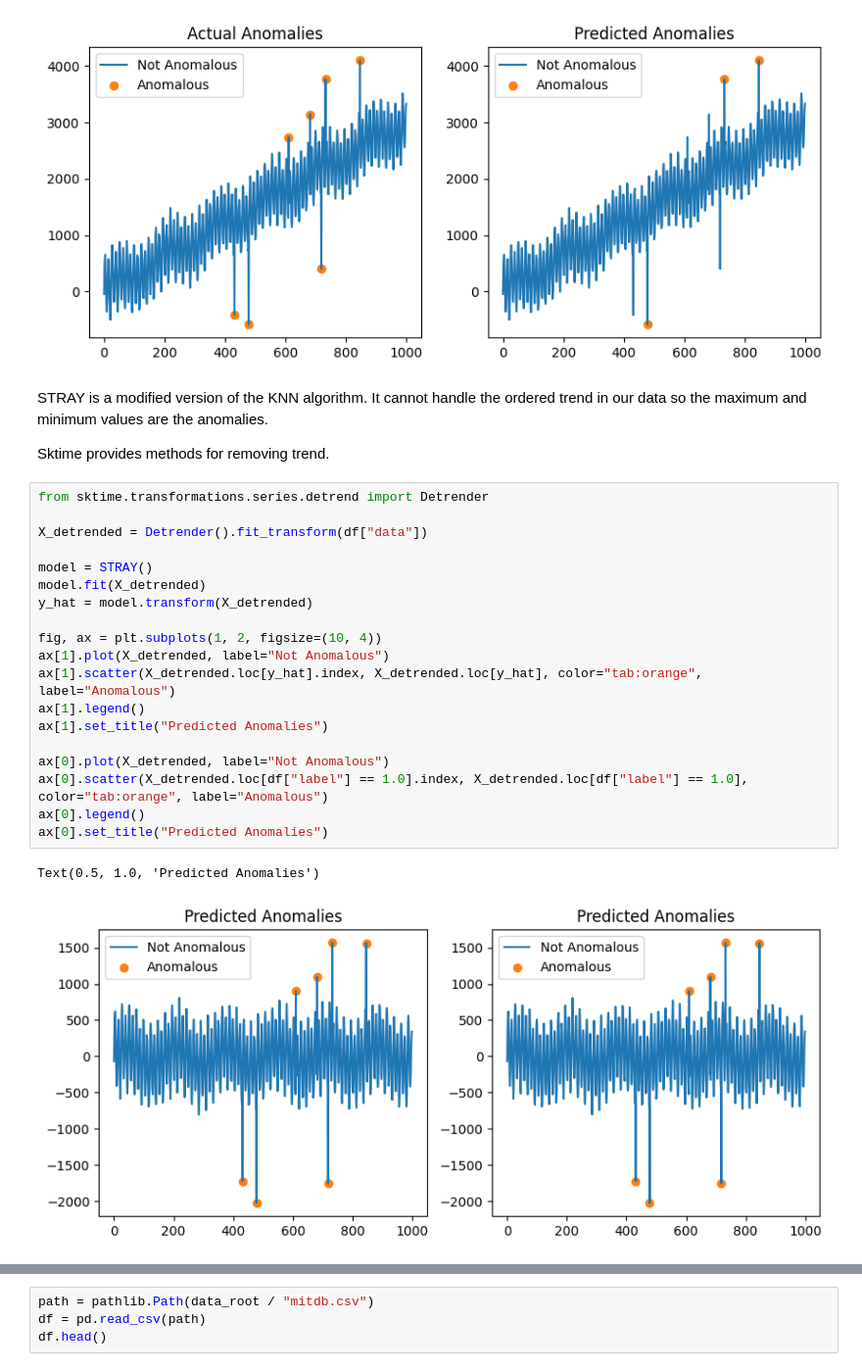
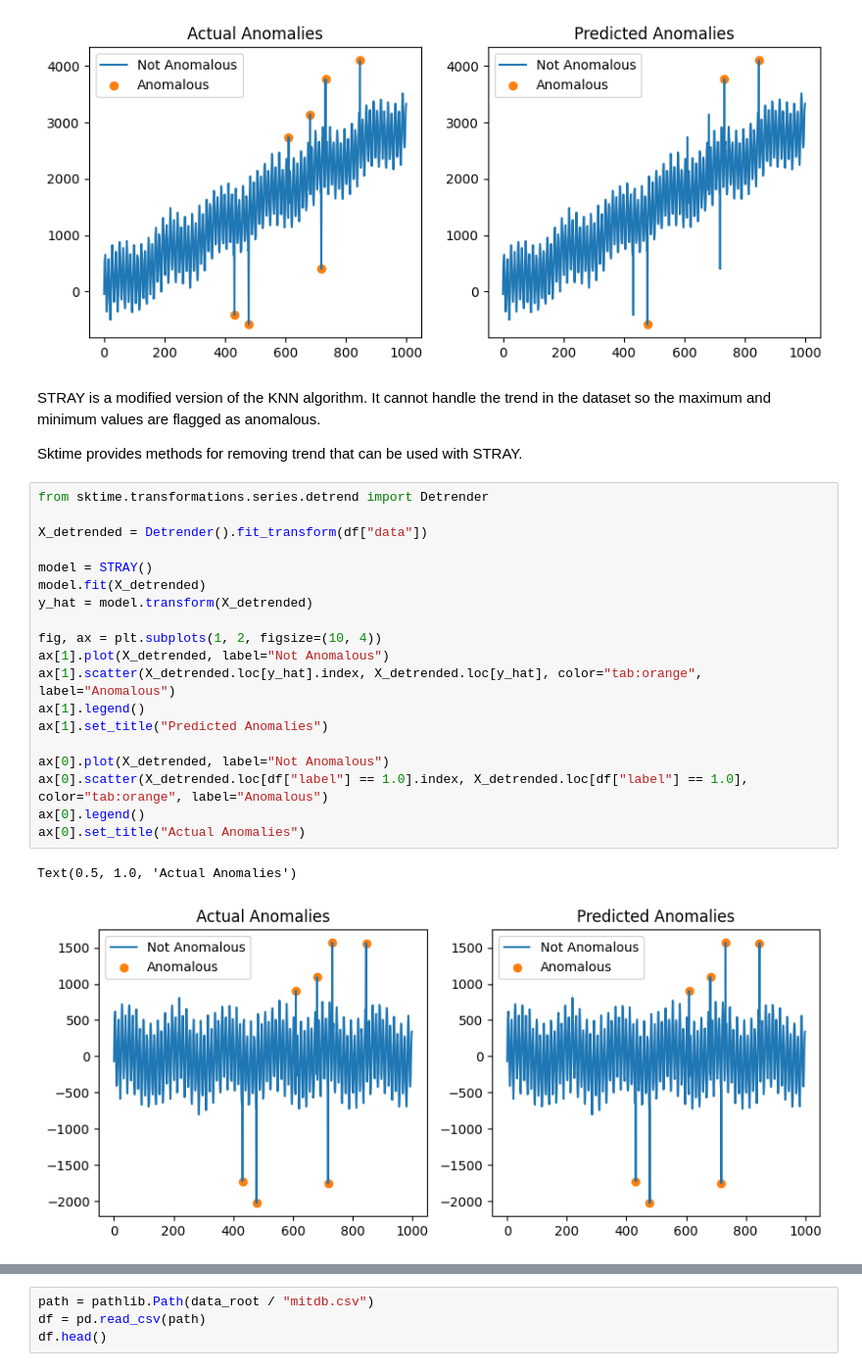
Before and after one commit to sktime/sktime-tutorial-ODSC-Europe-2024, a Jupyter notebook: notebooks/03_annotation.ipynb, the cells around one changed output, grey strips where cells are left out. Shown: that part at 98% size. Cells and saved outputs as stored; diff of their text form.

```diff
--- a/notebooks/annotation.ipynb
+++ b/notebooks/03_annotation.ipynb
@@ -114,28 +124,28 @@ ax[1].set_title("Predicted Anomalies")
 Text(0.5, 1.0, 'Predicted Anomalies')
 [figure]
 # %% [markdown]
-STRAY is a modified version of the KNN algorithm. It cannot handle the ordered trend in our data so the maximum and minimum values are the anomalies.
+STRAY is a modified version of the KNN algorithm. It cannot handle the trend in the dataset so the maximum and minimum values are flagged as anomalous.
 
-Sktime provides methods for removing trend.
+Sktime provides methods for removing trend that can be used with STRAY.
 # %%
 from sktime.transformations.series.detrend import Detrender
 
 X_detrended = Detrender().fit_transform(df["data"])
 
 model = STRAY()
 model.fit(X_detrended)
 y_hat = model.transform(X_detrended)
 
 fig, ax = plt.subplots(1, 2, figsize=(10, 4))
 ax[1].plot(X_detrended, label="Not Anomalous")
 ax[1].scatter(X_detrended.loc[y_hat].index, X_detrended.loc[y_hat], color="tab:orange", label="Anomalous")
 ax[1].legend()
 ax[1].set_title("Predicted Anomalies")
 
 ax[0].plot(X_detrended, label="Not Anomalous")
 ax[0].scatter(X_detrended.loc[df["label"] == 1.0].index, X_detrended.loc[df["label"] == 1.0], color="tab:orange", label="Anomalous")
 ax[0].legend()
-ax[0].set_title("Predicted Anomalies")
+ax[0].set_title("Actual Anomalies")
 # %% [output]
-Text(0.5, 1.0, 'Predicted Anomalies')
+Text(0.5, 1.0, 'Actual Anomalies')
-[figure, old version]
+[figure, new version]
```
Also changed, not shown: parts of 19 cells of this notebook, 6 other files.
